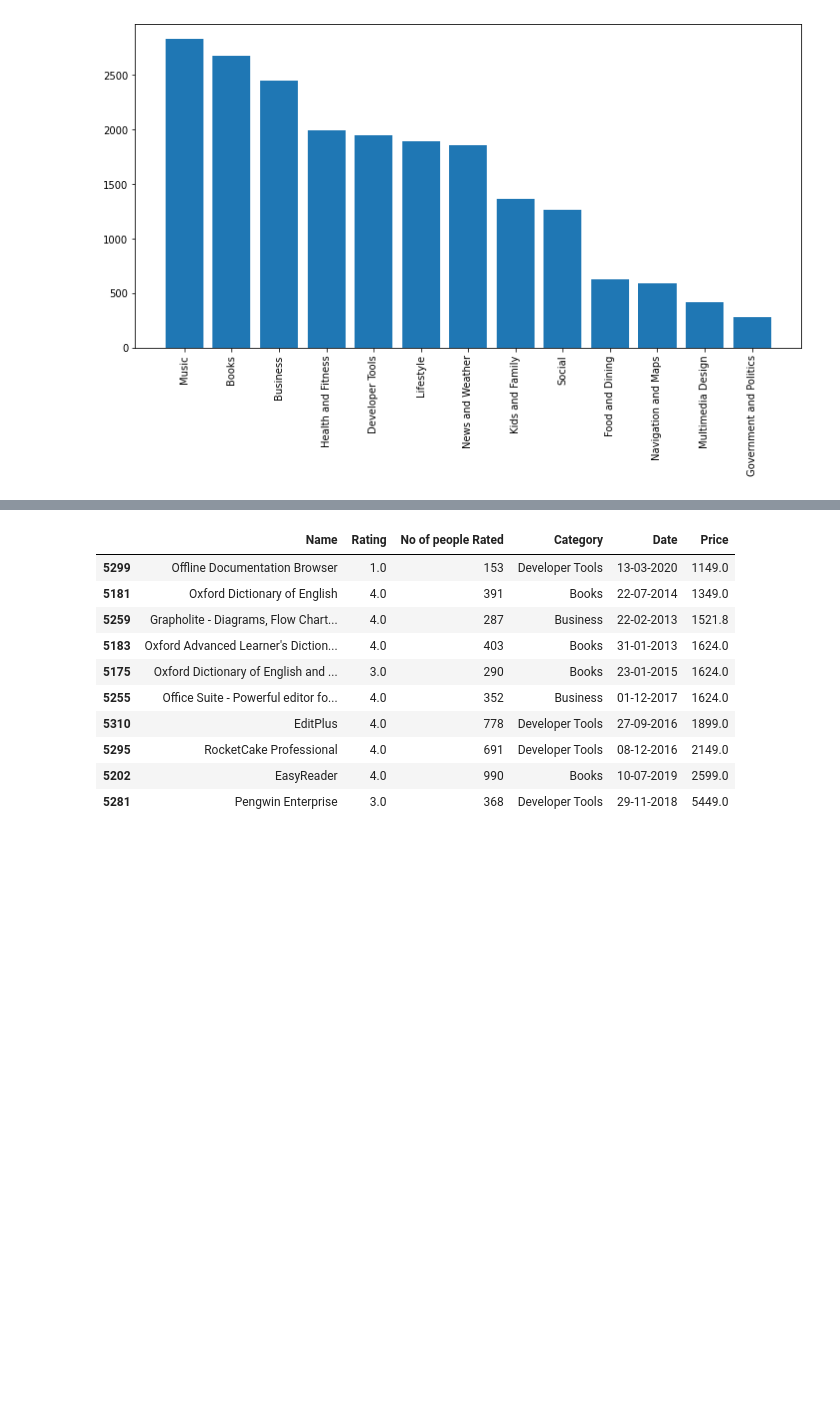
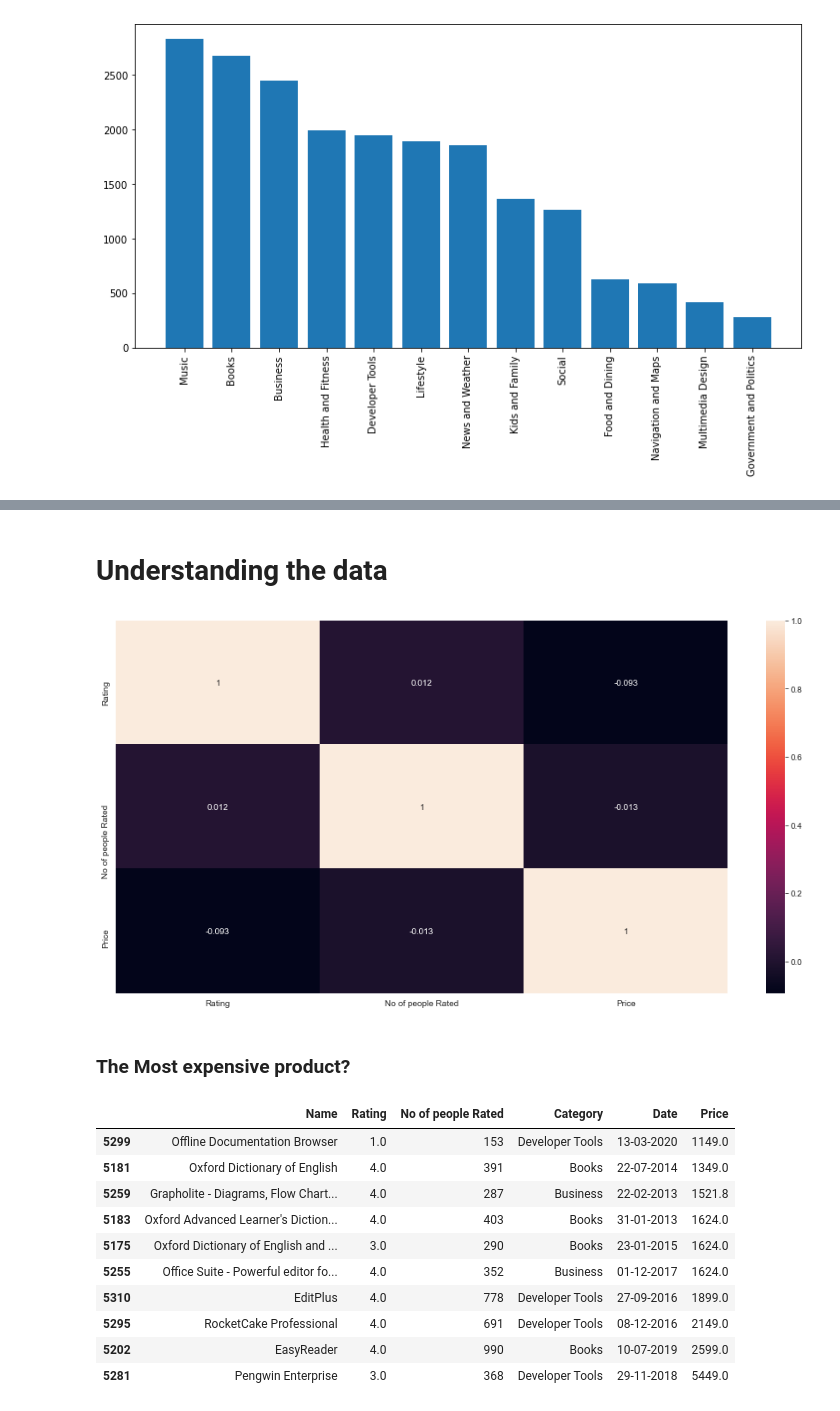
Before and after one commit to heyrobin/Python, a Jupyter notebook: Windows Store EDA.ipynb, the cells around one changed output, grey strips where cells are left out. Cells and saved outputs as stored; diff of their text form; code cells hidden in the pictures; blank space fills up the shorter version.

```diff
--- a/Windows Store EDA.ipynb
+++ b/Windows Store EDA.ipynb
@@ -221,3 +161,12 @@ MEP = df.groupby(['Category']).sum()['Price'].reset_index()
+# %% [markdown]
+<h1>Understanding the data
+# %%
+plt.subplots(figsize=(16,8))
+sns.heatmap(df.corr(), annot=True);
+# %% [output]
+[figure, added]
+# %% [markdown]
+<h3> The Most expensive product?
 # %%
 MEP = df.sort_values('Price', ascending = True).tail(10)
 MEP
```
Also changed, not shown: parts of 31 cells of this notebook.
